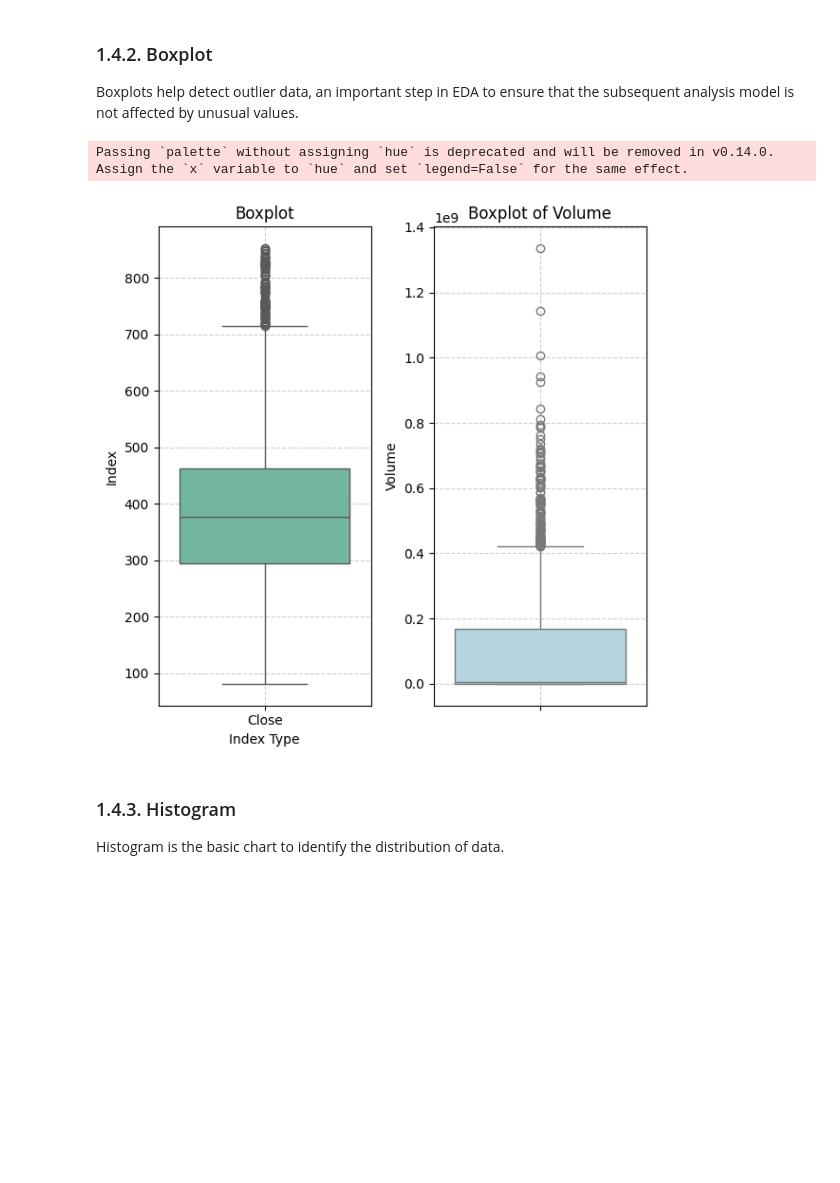
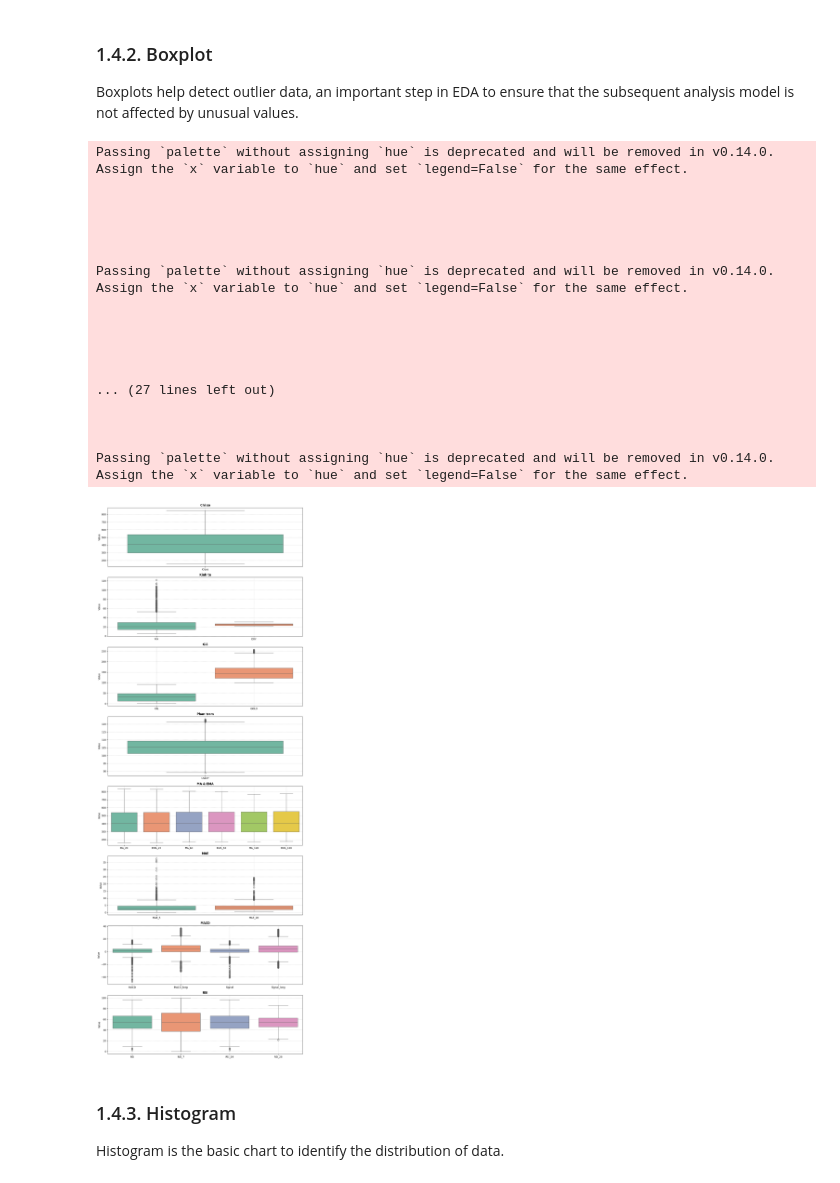
Before and after one commit to VictorNguyenLPN/sp500-dav, a Jupyter notebook: notebook_qhuy.ipynb, the cells around one changed output. Drawn from its saved outputs; the diff is of its cells as text; code cells hidden in the pictures; blank space fills up the shorter version.

Commit message:
Add data v2

```diff
--- a/notebook_qhuy.ipynb
+++ b/notebook_qhuy.ipynb
@@ -26,18 +33,25 @@ yeu to anh huong:
 # %%
+import os
+import re
+import numpy as np
 import pandas as pd
-import os
-import matplotlib.pyplot as plt
 import seaborn as sns
 import yfinance as yf
-import numpy as np
+import matplotlib.pyplot as plt
 import plotly.graph_objects as go
+
 from plotly.subplots import make_subplots
-import re
+from dotenv import load_dotenv
+from alpha_vantage.timeseries import TimeSeries
+from statsmodels.stats.outliers_influence import variance_inflation_factor # type: ignore
 
 np.random.seed(42)
 pd.set_option("display.max_columns", None)
 
 FIG_DIR = "fig"
+
+load_dotenv()
+ALPHA_VANTAGE_API_KEY = os.getenv("ALPHA_VANTAGE_API_KEY")
 # %% [markdown]
 ## 0.2. Data Loading
 # %%
@@ -102,12 +140,12 @@ delta = aug_data['Close'].diff()
 abs_diff = delta.abs()
 
 # MA, EMA
-for w in [20, 60, 120, 240]:
+for w in [20, 60, 120]:
     aug_data[f'MA_{w}'] = aug_data['Close'].rolling(window=w).mean()
     aug_data[f'EMA_{w}'] = aug_data['Close'].ewm(span=w, adjust=False).mean()
 
 # MAE
-for w in [5, 20, 60, 120]:
+for w in [5, 20]:
     aug_data[f'MAE_{w}'] = abs_diff.rolling(window=w).mean()
 
 
@@ -301,36 +347,51 @@ fig.show()
 
 Boxplots help detect outlier data, an important step in EDA to ensure that the subsequent analysis model is not affected by unusual values.
 # %%
-cols = ["Close"]
+groups = {
+    "Chi so": ['Close'],
+    'Kinh te': [ 'VIX', 'DXY'],
+    "Giá": ['OIL', 'GOLD'],
+    "Phan tram": ['US10Y'],
+    "MA & EMA": ['MA_20', 'EMA_20', 'MA_60', 'EMA_60', 'MA_120', 'EMA_120'],
+    "MAE": ['MAE_5', 'MAE_20'],
+    "MACD": ['MACD', 'MACD_long', 'Signal', 'Signal_long'],
+    "RSI": ['RSI', 'RSI_7', 'RSI_14', 'RSI_28']
+}
 
-data_melted = data.melt(value_vars=cols, var_name="Index Type", value_name="Index")
-fig, axes = plt.subplots(1, 2, figsize=(6, 6))
+fig, axes = plt.subplots(len(groups), 1, figsize=(12, 4*len(groups)))
 
-sns.boxplot(
-    x="Index Type", y="Index", data=data_melted,
-    ax=axes[0], palette="Set2", order=cols
-)
-axes[0].set_title("Boxplot")
-axes[0].set_ylabel("Index")
-axes[0].grid(True, linestyle="--", alpha=0.6)
-
-sns.boxplot(
-    y=data["Volume"], color="lightblue", ax=axes[1]
-)
-axes[1].set_title("Boxplot of Volume")
-axes[1].set_xlabel("")
-axes[1].set_ylabel("Volume")
-axes[1].grid(True, linestyle="--", alpha=0.6)
+for ax, (title, cols_in_group) in zip(axes, groups.items()):
+    data_melted = data.melt(value_vars=cols_in_group,
+                            var_name="Value Type", value_name="Value")
+    sns.boxplot(x="Value Type", y="Value", data=data_melted,
+                ax=ax, palette="Set2", order=cols_in_group)
+    ax.set_title(title, fontsize=12, fontweight='bold')
+    ax.set_xlabel("")
+    ax.grid(True, linestyle="--", alpha=0.6)
 
 plt.tight_layout()
-
-box_path = os.path.join(FIG_DIR, "boxplot.png")
-plt.savefig(box_path, dpi=150)
+plt.savefig(os.path.join(FIG_DIR, "boxplot_grouped.png"), dpi=150)
 plt.show()
 plt.close()
 # %% [output]
 Passing `palette` without assigning `hue` is deprecated and will be removed in v0.14.0. Assign the `x` variable to `hue` and set `legend=False` for the same effect.
+
+
+
+
+
+Passing `palette` without assigning `hue` is deprecated and will be removed in v0.14.0. Assign the `x` variable to `hue` and set `legend=False` for the same effect.
+
+
+
+
+
+... (27 lines left out)
+
+
+
+Passing `palette` without assigning `hue` is deprecated and will be removed in v0.14.0. Assign the `x` variable to `hue` and set `legend=False` for the same effect.
-[figure, old version]
+[figure, new version]
 # %% [markdown]
 ### 1.4.3. Histogram
 
```
Also changed, not shown: parts of 19 cells of this notebook, 26 other files.
